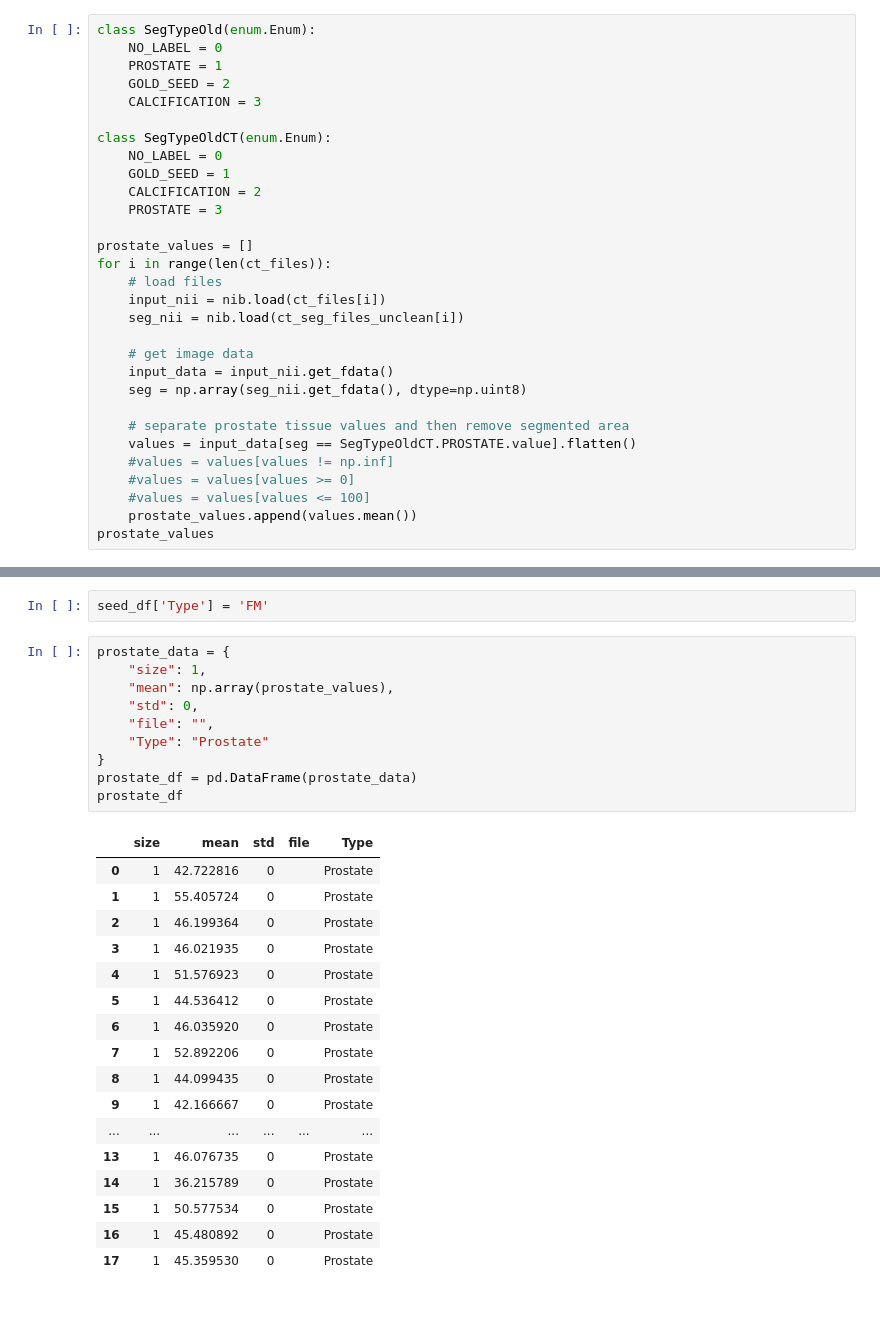
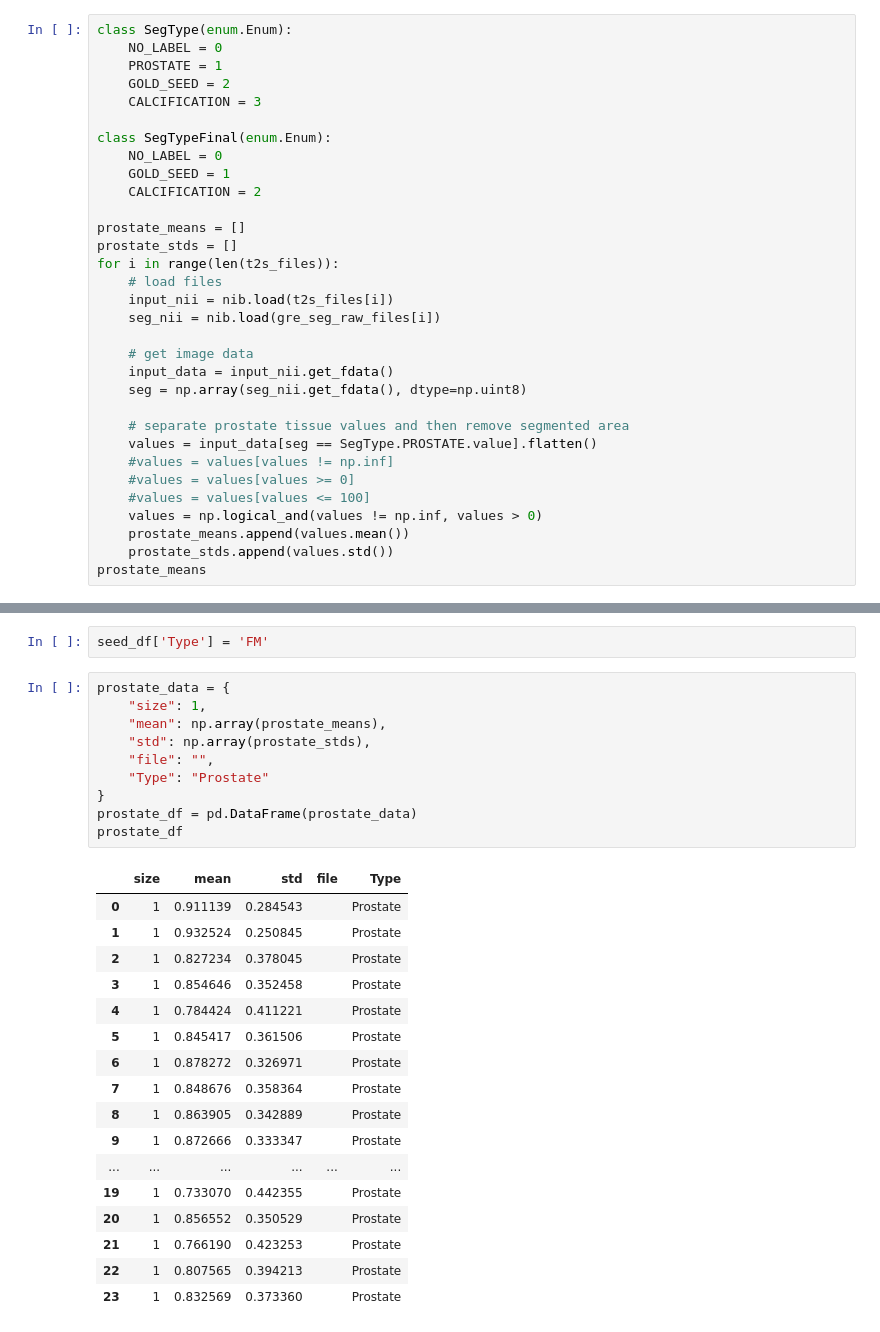
Before and after one commit to astewartau/prostate, a Jupyter notebook: 1_descriptive_stats.ipynb, the cells around one changed output, grey strips where cells are left out. Saved outputs shown, nothing was run; the diff lists cells and outputs as text.

```diff
--- a/1_descriptive_stats.ipynb
+++ b/1_descriptive_stats.ipynb
@@ -177,31 +168,33 @@ input_segmentations = ct_resliced_seg_files
 # %%
-class SegTypeOld(enum.Enum):
+class SegType(enum.Enum):
     NO_LABEL = 0
     PROSTATE = 1
     GOLD_SEED = 2
     CALCIFICATION = 3
 
-class SegTypeOldCT(enum.Enum):
+class SegTypeFinal(enum.Enum):
     NO_LABEL = 0
     GOLD_SEED = 1
     CALCIFICATION = 2
-    PROSTATE = 3
 
-prostate_values = []
-for i in range(len(ct_files)):
+prostate_means = []
+prostate_stds = []
+for i in range(len(t2s_files)):
     # load files
-    input_nii = nib.load(ct_files[i])
-    seg_nii = nib.load(ct_seg_files_unclean[i])
+    input_nii = nib.load(t2s_files[i])
+    seg_nii = nib.load(gre_seg_raw_files[i])
 
     # get image data
     input_data = input_nii.get_fdata()
     seg = np.array(seg_nii.get_fdata(), dtype=np.uint8)
 
     # separate prostate tissue values and then remove segmented area
-    values = input_data[seg == SegTypeOldCT.PROSTATE.value].flatten()
+    values = input_data[seg == SegType.PROSTATE.value].flatten()
     #values = values[values != np.inf]
     #values = values[values >= 0]
     #values = values[values <= 100]
-    prostate_values.append(values.mean())
-prostate_values
+    values = np.logical_and(values != np.inf, values > 0)
+    prostate_means.append(values.mean())
+    prostate_stds.append(values.std())
+prostate_means
 # %% [output]
@@ -488,31 +509,31 @@ seed_df['Type'] = 'FM'
 # %%
 prostate_data = {
     "size": 1,
-    "mean": np.array(prostate_values),
-    "std": 0,
+    "mean": np.array(prostate_means),
+    "std": np.array(prostate_stds),
     "file": "",
     "Type": "Prostate"
 }
 prostate_df = pd.DataFrame(prostate_data)
 prostate_df
 # %% [output]
 |  | size | mean | std | file | Type |
-| 0 | 1 | 42.722816 | 0 |  | Prostate |
-| 1 | 1 | 55.405724 | 0 |  | Prostate |
-| 2 | 1 | 46.199364 | 0 |  | Prostate |
-| 3 | 1 | 46.021935 | 0 |  | Prostate |
-| 4 | 1 | 51.576923 | 0 |  | Prostate |
-| 5 | 1 | 44.536412 | 0 |  | Prostate |
-| 6 | 1 | 46.035920 | 0 |  | Prostate |
-| 7 | 1 | 52.892206 | 0 |  | Prostate |
-| 8 | 1 | 44.099435 | 0 |  | Prostate |
-| 9 | 1 | 42.166667 | 0 |  | Prostate |
+| 0 | 1 | 0.911139 | 0.284543 |  | Prostate |
+| 1 | 1 | 0.932524 | 0.250845 |  | Prostate |
+| 2 | 1 | 0.827234 | 0.378045 |  | Prostate |
+| 3 | 1 | 0.854646 | 0.352458 |  | Prostate |
+| 4 | 1 | 0.784424 | 0.411221 |  | Prostate |
+| 5 | 1 | 0.845417 | 0.361506 |  | Prostate |
+| 6 | 1 | 0.878272 | 0.326971 |  | Prostate |
+| 7 | 1 | 0.848676 | 0.358364 |  | Prostate |
+| 8 | 1 | 0.863905 | 0.342889 |  | Prostate |
+| 9 | 1 | 0.872666 | 0.333347 |  | Prostate |
 | ... | ... | ... | ... | ... | ... |
-| 13 | 1 | 46.076735 | 0 |  | Prostate |
-| 14 | 1 | 36.215789 | 0 |  | Prostate |
-| 15 | 1 | 50.577534 | 0 |  | Prostate |
-| 16 | 1 | 45.480892 | 0 |  | Prostate |
-| 17 | 1 | 45.359530 | 0 |  | Prostate |
+| 19 | 1 | 0.733070 | 0.442355 |  | Prostate |
+| 20 | 1 | 0.856552 | 0.350529 |  | Prostate |
+| 21 | 1 | 0.766190 | 0.423253 |  | Prostate |
+| 22 | 1 | 0.807565 | 0.394213 |  | Prostate |
+| 23 | 1 | 0.832569 | 0.373360 |  | Prostate |
 # %%
 combined_df = pd.concat([subset, seed_df, prostate_df])
 combined_df = combined_df.replace([np.inf, -np.inf], np.nan)
```
Also changed, not shown: parts of 20 cells of this notebook, 9 other files.
